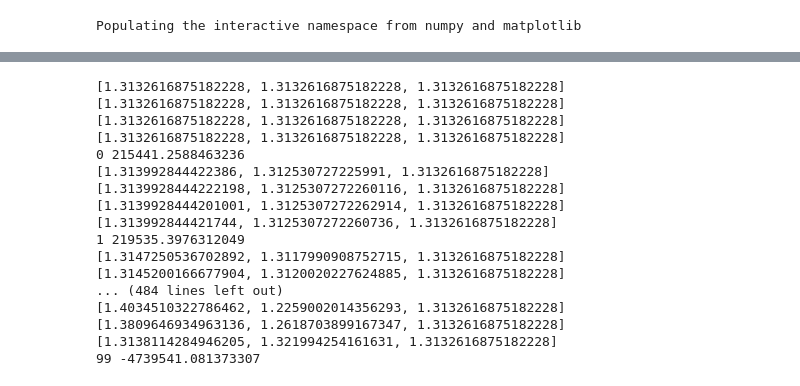
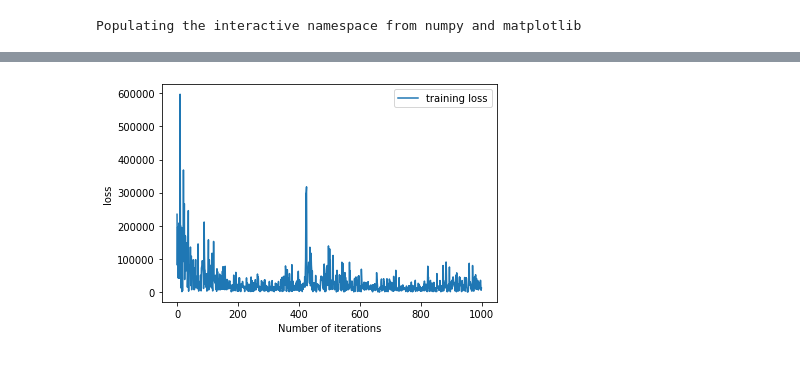
Before and after one commit to Alonso94/GSoC-DGP, a Jupyter notebook: test_MGP.ipynb, the cells around one changed output, grey strips where cells are left out. Saved outputs shown, nothing was run; the diff lists cells and outputs as text; code cells hidden in the pictures.

```diff
--- a/test_MGP.ipynb
+++ b/test_MGP.ipynb
@@ -331,23 +272,7 @@ dgp=DGP(x,y)
 # %%
-dgp.train()
+dgp.train(1000)
 # %% [output]
-[1.3132616875182228, 1.3132616875182228, 1.3132616875182228]
-[1.3132616875182228, 1.3132616875182228, 1.3132616875182228]
-[1.3132616875182228, 1.3132616875182228, 1.3132616875182228]
-[1.3132616875182228, 1.3132616875182228, 1.3132616875182228]
-0 215441.2588463236
-[1.313992844422386, 1.312530727225991, 1.3132616875182228]
-[1.3139928444222198, 1.3125307272260116, 1.3132616875182228]
-[1.3139928444201001, 1.3125307272262914, 1.3132616875182228]
-[1.313992844421744, 1.3125307272260736, 1.3132616875182228]
-1 219535.3976312049
-[1.3147250536702892, 1.3117990908752715, 1.3132616875182228]
-[1.3145200166677904, 1.3120020227624885, 1.3132616875182228]
-... (484 lines left out)
-[1.4034510322786462, 1.2259002014356293, 1.3132616875182228]
-[1.3809646934963136, 1.2618703899167347, 1.3132616875182228]
-[1.3138114284946205, 1.321994254161631, 1.3132616875182228]
-99 -4739541.081373307
+[figure, added]
 # %%
 print(dgp.predict(x))
 # %% [output]
```
Also changed, not shown: parts of 7 cells of this notebook.
